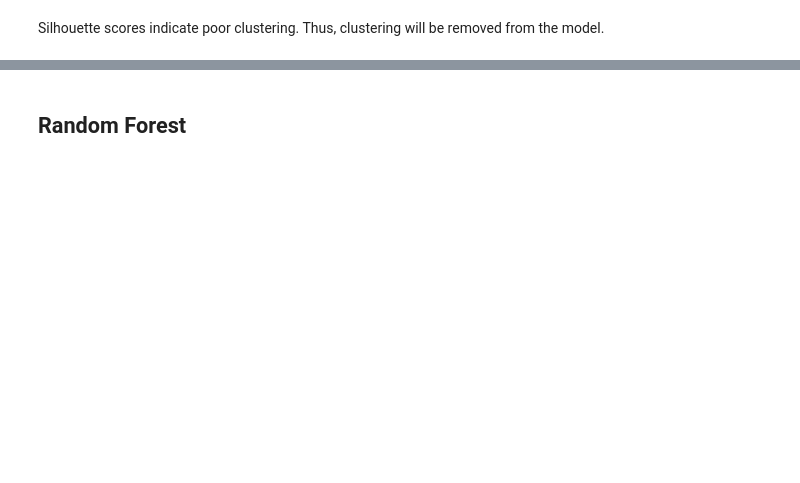
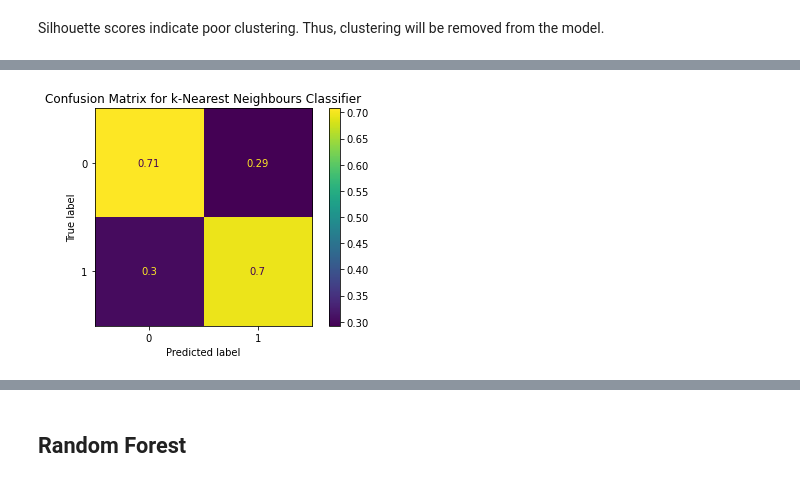
Before and after one commit to maxcollins1999/LOL-Data-Analysis, a Jupyter notebook: STAT2004 Assignment.ipynb, the cells around one changed output, grey strips where cells are left out. Cells and saved outputs as stored; diff of their text form; code cells hidden in the pictures; blank space fills up the shorter version.

Commit message:
Developed models and did cross validation using R

```diff
--- a/STAT2004 Assignment.ipynb
+++ b/STAT2004 Assignment.ipynb
@@ -169,0 +206,11 @@ Silhouette scores indicate poor clustering. Thus, clustering will be removed fro
+# %%
+cv = KFold(n_splits=3, random_state=758, shuffle=True)
+macro_recall = make_scorer(recall_score, average='macro')
+# %%
+train_data, test_data = train_test_split(data, stratify = data['blueWins'], test_size = 0.6, random_state=43)
+
+y_train = train_data['blueWins']
+x_train = train_data.drop('blueWins', axis=1)
+
+y_test = test_data['blueWins']
+x_test = test_data.drop('blueWins', axis=1)
@@ -169,0 +219,16 @@ Silhouette scores indicate poor clustering. Thus, clustering will be removed fro
+# %%
+#Optimising model in region about default values
+params = {
+    'KNN__n_neighbors' : [i for i in range(5,10)],
+    'KNN__leaf_size' : [i for i in range(25,35)]
+}
+
+knn = Pipeline(steps=[
+    ('Numeric Transformations', preprocessor),
+    ('KNN', KNeighborsClassifier())
+])
+
+gd_sr = GridSearchCV(estimator=knn,param_grid=params,cv=cv,n_jobs=-1,scoring = macro_recall, verbose = 10)
+gd_sr.fit(x_train,y_train)
+knn = gd_sr.best_estimator_
+print('Optimal Paramaters: ' + str(gd_sr.best_params_))
@@ -169,0 +278,6 @@ Silhouette scores indicate poor clustering. Thus, clustering will be removed fro
+# %%
+plot_confusion_matrix(knn,x_test,y_test,normalize='true')
+plt.title('Confusion Matrix for k-Nearest Neighbours Classifier')
+plt.show()
+# %% [output]
+[figure, added]
```
Also changed, not shown: parts of 53 cells of this notebook, 2 other files.
